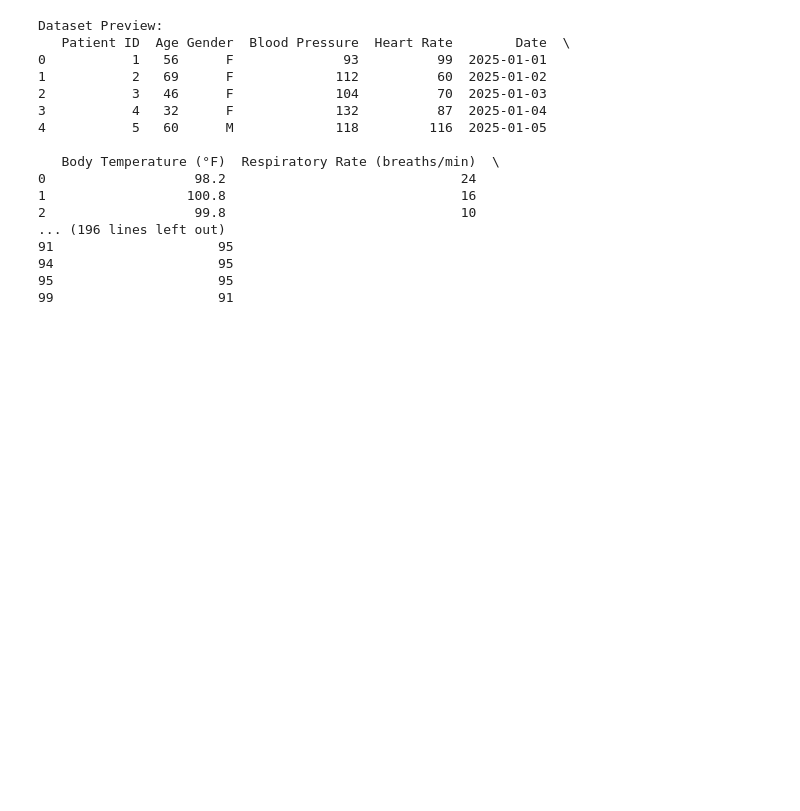
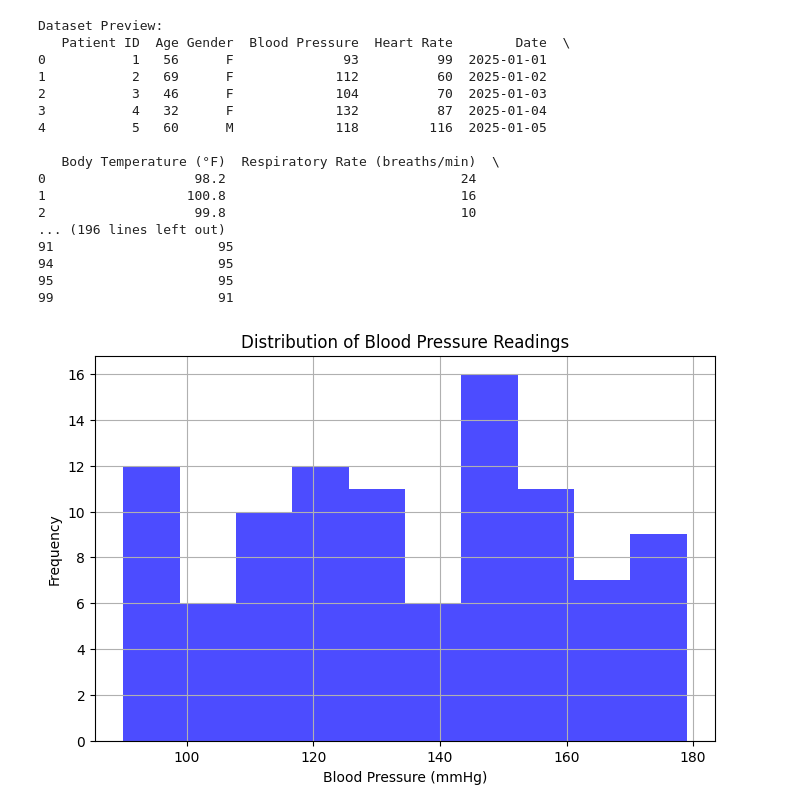
Before and after one commit to sahadevgh/python-medical-data-analysis, a Jupyter notebook: medical-data-analysis.ipynb, the cells around one changed output. Cells and saved outputs as stored; diff of their text form; code cells hidden in the pictures; blank space fills up the shorter version.

Commit message:
added visualizations

```diff
--- a/medical-data-analysis.ipynb
+++ b/medical-data-analysis.ipynb
@@ -1,6 +1,7 @@
 # %%
 import pandas as pd
 import numpy as np
+import matplotlib.pyplot as plt
 
 # Load the dataset
 data = pd.read_csv("medical_data.csv")
@@ -23,30 +24,72 @@ print(data.describe())
 bp_high_threshold = 140
 bp_low_threshold = 90
 
 # Calculation of abnormal readings for Blood Pressure
 abnormal_data_bp = data[
     (data["Blood Pressure"] > bp_high_threshold) |
     (data["Blood Pressure"] < bp_low_threshold)
 ]
 
 # Print abnormal readings
 print("Abnormal Readings (Blood Pressure):")
 print(abnormal_data_bp)
+
+# Visualizing the distribution of blood pressure values
+# With a Histogram
+plt.figure(figsize=(8,5))
+plt.hist(data["Blood Pressure"], bins=10, color='blue', alpha=0.7)
+plt.xlabel("Blood Pressure (mmHg)")
+plt.ylabel("Frequency")
+plt.title("Distribution of Blood Pressure Readings")
+plt.grid(True)
+plt.show()
+
+# Visualizing blood pressure trends over time
+# With a line plot
+data["Date"] = pd.to_datetime(data["Date"])  # Convert to datetime
+data = data.sort_values("Date")  # Sort by date
+
+plt.figure(figsize=(10,5))
+plt.plot(data["Date"], data["Blood Pressure"], marker='o', linestyle='-', color='red', label="Blood Pressure")
+plt.xlabel("Date")
+plt.ylabel("Blood Pressure (mmHg)")
+plt.title("Blood Pressure Trends Over Time")
+plt.xticks(rotation=45)
+plt.legend()
+plt.grid()
+plt.show()
+
+# Scatter Plot for Blood Pressure vs. Heart Rate
+plt.figure(figsize=(8,5))
+plt.scatter(data["Blood Pressure"], data["Heart Rate"], color='green', alpha=0.5)
+plt.xlabel("Blood Pressure (mmHg)")
+plt.ylabel("Heart Rate (bpm)")
+plt.title("Blood Pressure vs. Heart Rate")
+plt.grid(True)
+plt.show()
+
+# Box Plot to Identify Outliers
+plt.figure(figsize=(8,5))
+plt.boxplot(data["Blood Pressure"], vert=False, patch_artist=True)
+plt.xlabel("Blood Pressure (mmHg)")
+plt.title("Blood Pressure Outlier Detection")
+plt.show()
 # %% [output]
 Dataset Preview:
    Patient ID  Age Gender  Blood Pressure  Heart Rate        Date  \
 0           1   56      F              93          99  2025-01-01
 1           2   69      F             112          60  2025-01-02
 2           3   46      F             104          70  2025-01-03
 3           4   32      F             132          87  2025-01-04
 4           5   60      M             118         116  2025-01-05
 
    Body Temperature (°F)  Respiratory Rate (breaths/min)  \
 0                   98.2                              24
 1                  100.8                              16
 2                   99.8                              10
 ... (196 lines left out)
 91                     95
 94                     95
 95                     95
 99                     91
+[figure, added]
```
Also changed, not shown: parts of 1 cell of this notebook, 1 other file.
